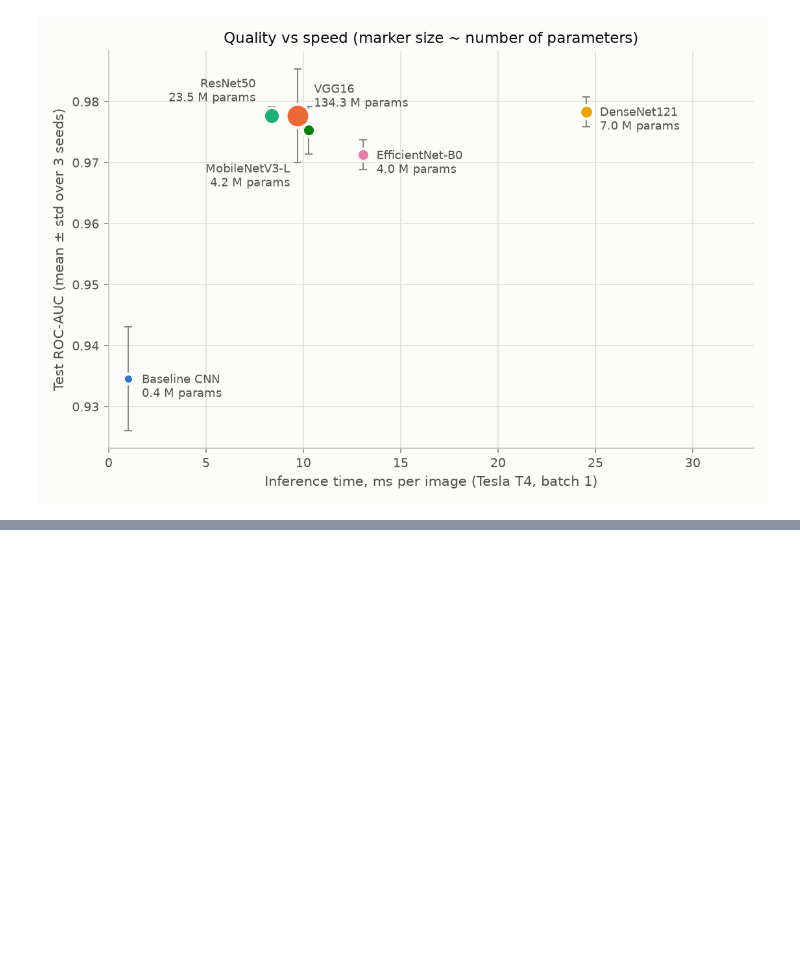
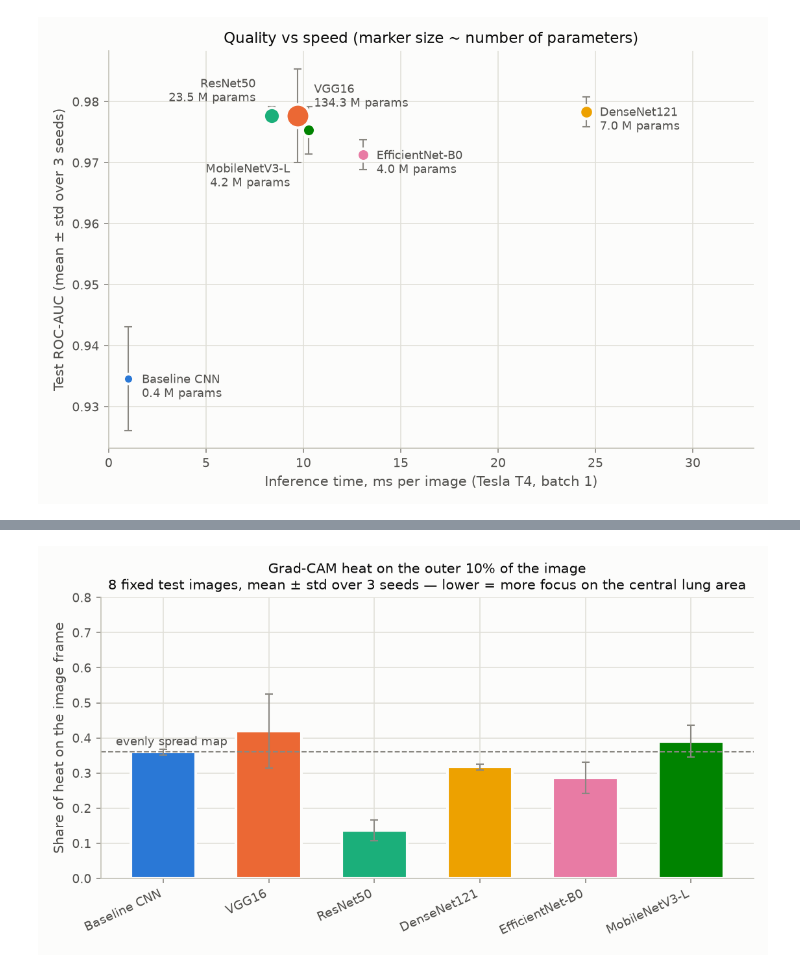
Before and after one commit to Denngerz/pneumonia_image_classification, a Jupyter notebook: notebooks/03_results.ipynb, the cells around one changed output, grey strips where cells are left out. Cells and saved outputs as stored; diff of their text form; code cells hidden in the pictures; blank space fills up the shorter version.

```diff
--- a/notebooks/03_results.ipynb
+++ b/notebooks/03_results.ipynb
@@ -94,0 +118,4 @@ Grad-CAM pictures of every run are in `results/<run>/gradcam.jpg`; the cross-mod
+# %%
+Image(FIGURES_DIR / 'gradcam_border_share.png')
+# %% [output]
+[figure, added]
```
Also changed, not shown: parts of 5 cells of this notebook, 4 other files.
